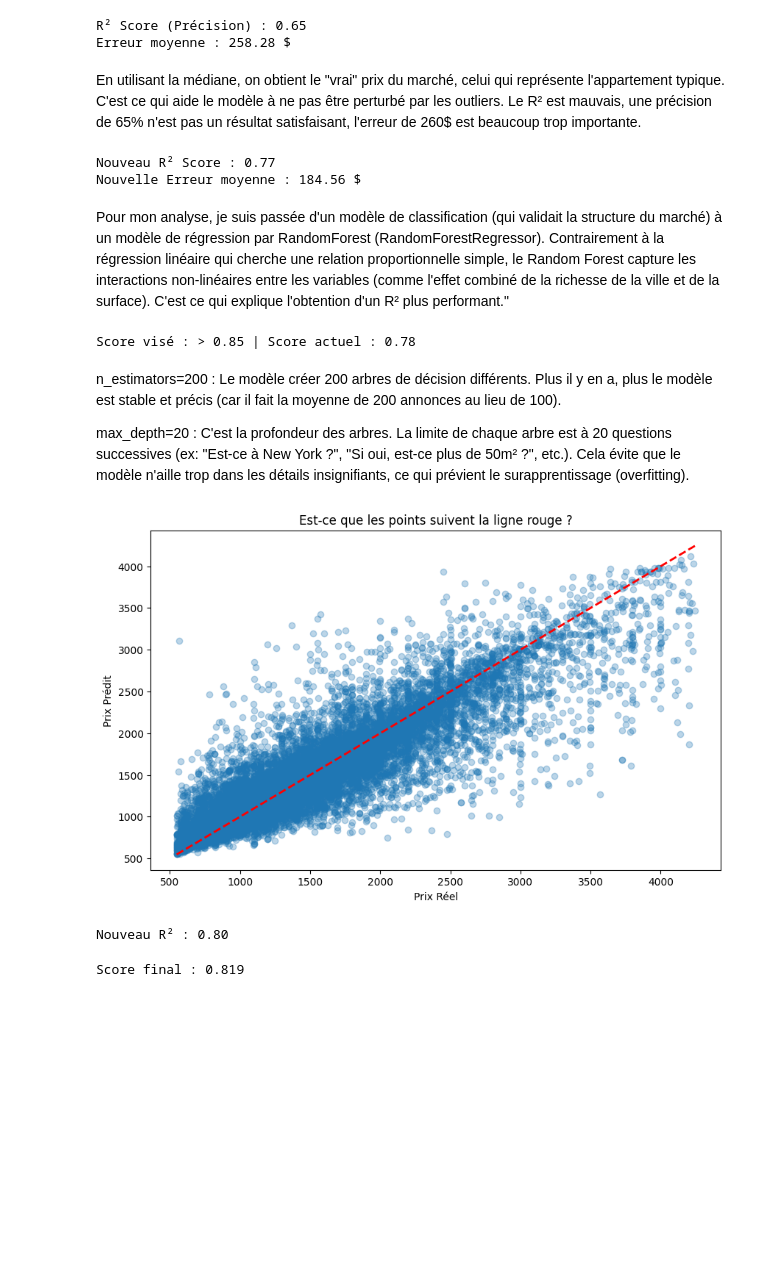
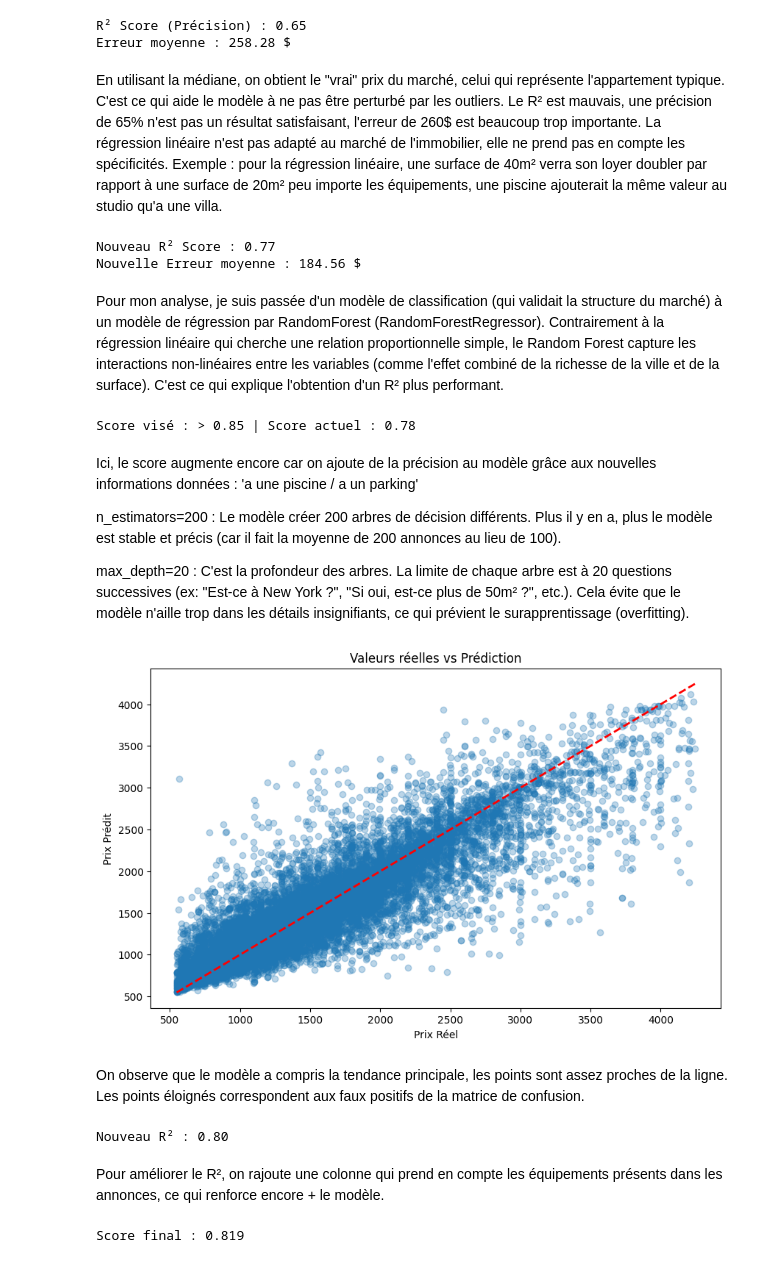
Before and after one commit to tara-lecoz1/apartments-for-rent-classified, a Jupyter notebook: main².ipynb, the cells around one changed output. Saved outputs shown, nothing was run; the diff lists cells and outputs as text; code cells hidden in the pictures; blank space fills up the shorter version.

Commit message:
ajout des derniers markdown et de la conclusion

```diff
--- a/main².ipynb
+++ b/main².ipynb
@@ -343,7 +342,7 @@ print(f"Erreur moyenne : {mean_absolute_error(y_test_r, y_pred_r):.2f} $")
 R² Score (Précision) : 0.65
 Erreur moyenne : 258.28 $
 # %% [markdown]
-En utilisant la médiane, on obtient le "vrai" prix du marché, celui qui représente l'appartement typique. C'est ce qui aide le modèle à ne pas être perturbé par les outliers. Le R² est mauvais, une précision de 65% n'est pas un résultat satisfaisant, l'erreur de 260$ est beaucoup trop importante.
+En utilisant la médiane, on obtient le "vrai" prix du marché, celui qui représente l'appartement typique. C'est ce qui aide le modèle à ne pas être perturbé par les outliers. Le R² est mauvais, une précision de 65% n'est pas un résultat satisfaisant, l'erreur de 260$ est beaucoup trop importante. La régression linéaire n'est pas adapté au marché de l'immobilier, elle ne prend pas en compte les spécificités. Exemple : pour la régression linéaire, une surface de 40m² verra son loyer doubler par rapport à une surface de 20m² peu importe les équipements, une piscine ajouterait la même valeur au studio qu'a une villa.
 # %%
 # On utilise les mêmes données X et y que pour la régression
 X = df_reg[['square_feet', 'bedrooms', 'bathrooms', 'city_wealth']] # city_wealth permet d'apporter un contexte et de ne pas se baser uniquement sur la surface ou le nombre de chambres qui n'est pas forcément un indicateur en fonction de la ville.
@@ -364,7 +363,7 @@ Nouveau R² Score : 0.77
 Nouvelle Erreur moyenne : 184.56 $
 # %% [markdown]
 Pour mon analyse, je suis passée d'un modèle de classification (qui validait la structure du marché) à un modèle de régression par RandomForest (RandomForestRegressor).
-Contrairement à la régression linéaire qui cherche une relation proportionnelle simple, le Random Forest capture les interactions non-linéaires entre les variables (comme l'effet combiné de la richesse de la ville et de la surface). C'est ce qui explique l'obtention d'un R² plus performant."
+Contrairement à la régression linéaire qui cherche une relation proportionnelle simple, le Random Forest capture les interactions non-linéaires entre les variables (comme l'effet combiné de la richesse de la ville et de la surface). C'est ce qui explique l'obtention d'un R² plus performant.
 # %%
 # On crée des colonnes "bonus" pour les équipements les plus chers
 df_reg['has_pool'] = df_reg['amenities'].str.contains('pool|swimming', case=False, na=False).astype(int)
@@ -384,17 +383,21 @@ print(f"Score visé : > 0.85 | Score actuel : {model_final.score(X_test, y_test)
 # %% [output]
 Score visé : > 0.85 | Score actuel : 0.78
 # %% [markdown]
+Ici, le score augmente encore car on ajoute de la précision au modèle grâce aux nouvelles informations données : 'a une piscine / a un parking'
+
 n_estimators=200 : Le modèle créer 200 arbres de décision différents. Plus il y en a, plus le modèle est stable et précis (car il fait la moyenne de 200 annonces au lieu de 100).
 
 max_depth=20 : C'est la profondeur des arbres. La limite de chaque arbre est à 20 questions successives (ex: "Est-ce à New York ?", "Si oui, est-ce plus de 50m² ?", etc.). Cela évite que le modèle n'aille trop dans les détails insignifiants, ce qui prévient le surapprentissage (overfitting).
 # %%
 plt.figure(figsize=(10, 6))
 plt.scatter(y_test, model_final.predict(X_test), alpha=0.3)
 plt.plot([y_test.min(), y_test.max()], [y_test.min(), y_test.max()], '--r', lw=2)
 plt.xlabel('Prix Réel')
 plt.ylabel('Prix Prédit')
-plt.title('Est-ce que les points suivent la ligne rouge ?')
+plt.title('Valeurs réelles vs Prédiction')
 plt.show()
 # %% [output]
-[figure, old version]
+[figure, new version]
+# %% [markdown]
+On observe que le modèle a compris la tendance principale, les points sont assez proches de la ligne. Les points éloignés correspondent aux faux positifs de la matrice de confusion.
 # %%
@@ -419,4 +422,6 @@ model_final.fit(X_train, y_train)
 print(f"Nouveau R² : {model_final.score(X_test, y_test):.2f}")
 # %% [output]
 Nouveau R² : 0.80
+# %% [markdown]
+Pour améliorer le R², on rajoute une colonne qui prend en compte les équipements présents dans les annonces, ce qui renforce encore + le modèle.
 # %%
```
Also changed, not shown: parts of 24 cells of this notebook.
